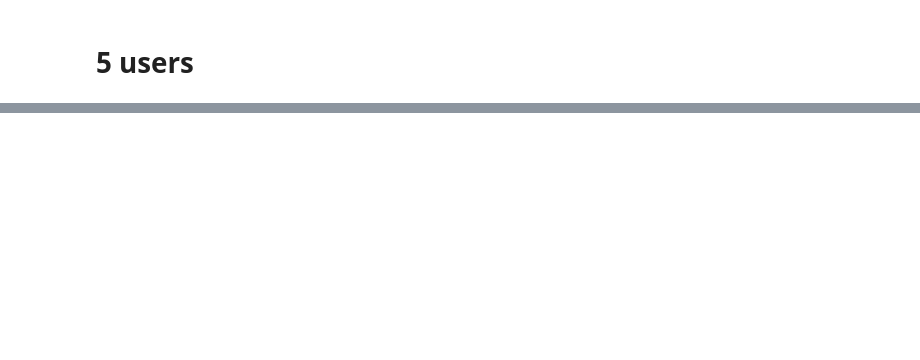
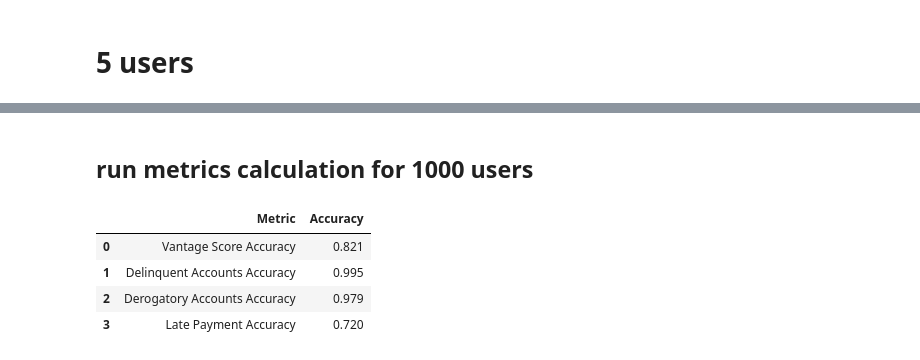
Before and after one commit to cfoo123/20250227-CM-POC, a Jupyter notebook: 01_exploration.ipynb, the cells around one changed output, grey strips where cells are left out. Drawn from its saved outputs; the diff is of its cells as text; code cells hidden in the pictures; blank space fills up the shorter version.

```diff
--- a/01_exploration.ipynb
+++ b/01_exploration.ipynb
@@ -783,0 +801,18 @@ Please ensure your final answer is supportive, understandable, and presented sol
+# %%
+df_1000_json = json.loads(df_1000.to_json(orient='records'))
+
+# Process df_1000_json in chunks of 50
+chunk_size = 50
+responses = []
+for i in range(600, len(df_1000_json), chunk_size):
+    chunk = df_1000_json[i:i + chunk_size]
+    try:
+        chunk_responses = await get_credit_improvement(chunk)
+        responses.extend(chunk_responses)
+    except asyncio.TimeoutError:
+        print(f"Timeout error occurred for chunk starting at index {i}. Retrying...")
+        chunk_responses = await get_credit_improvement(chunk)
+        responses.extend(chunk_responses)
+# %%
+# Combine response_bak and responses
+combined_responses = responses_bak + responses
@@ -783,0 +846,12 @@ Please ensure your final answer is supportive, understandable, and presented sol
+# %% [markdown]
+## run metrics calculation for 1000 users
+# %%
+accuracy_metrics_json = calculate_accuracy_metrics(combined_responses, df_1000_json)
+accuracy_metrics_dict = json.loads(accuracy_metrics_json)
+pd.DataFrame(accuracy_metrics_dict)
+# %% [output]
+|  | Metric | Accuracy |
+| 0 | Vantage Score Accuracy | 0.821 |
+| 1 | Delinquent Accounts Accuracy | 0.995 |
+| 2 | Derogatory Accounts Accuracy | 0.979 |
+| 3 | Late Payment Accuracy | 0.720 |
```
Also changed, not shown: parts of 26 cells of this notebook, 1 other file.
